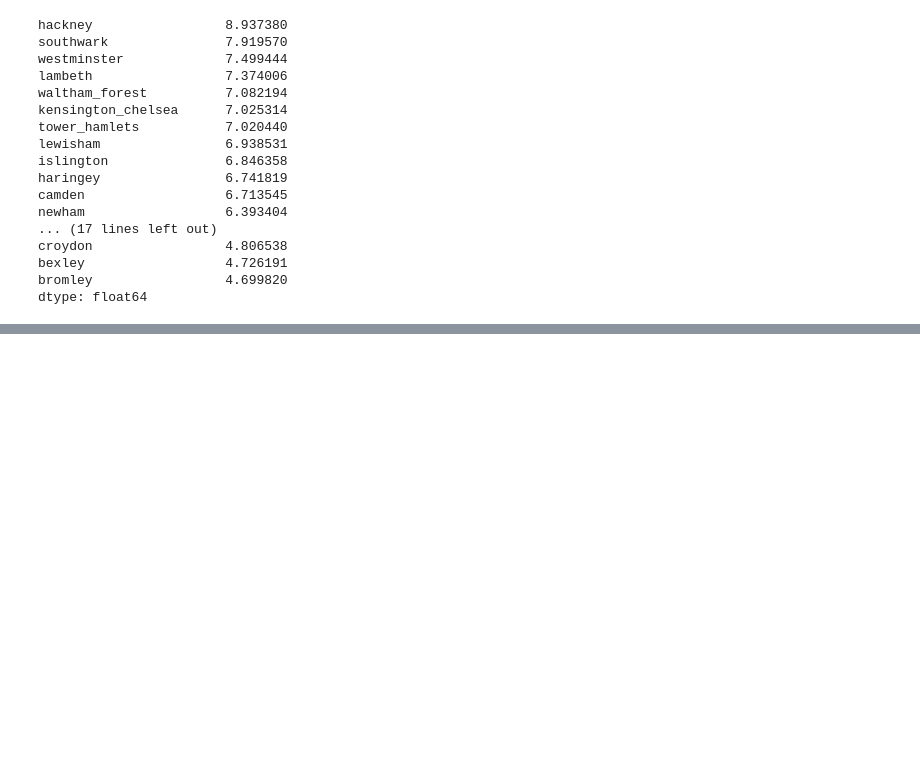
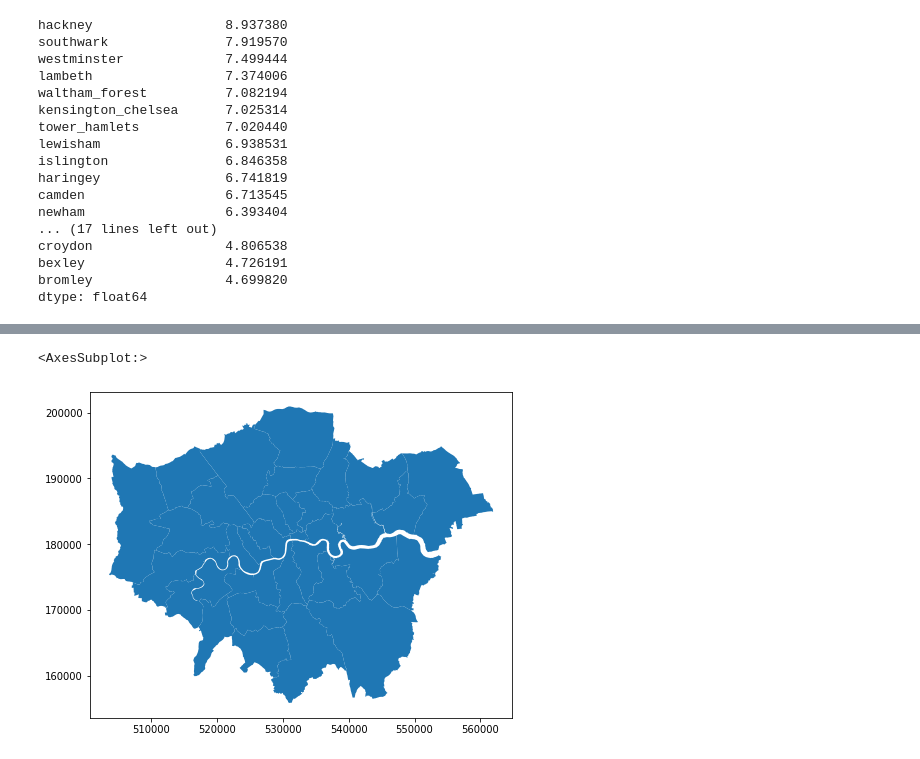
Before and after one commit to watchful-cluckets/springboard_dsci_career_track, a Jupyter notebook: unit_4_python_dsci_stack/unit_4_challenge_-_tier_3.ipynb, the cells around one changed output, grey strips where cells are left out. Cells and saved outputs as stored; diff of their text form; code cells hidden in the pictures; blank space fills up the shorter version.

```diff
--- a/unit_4_python_dsci_stack/unit_4_challenge_-_tier_3.ipynb
+++ b/unit_4_python_dsci_stack/unit_4_challenge_-_tier_3.ipynb
@@ -68,0 +63,15 @@ import matplotlib.pyplot as plt
+# %%
+import numpy as np
+import pandas as pd
+
+%matplotlib inline
+import matplotlib as mpl
+import matplotlib.font_manager
+import matplotlib.pyplot as plt
+from matplotlib.pylab import rcParams
+from matplotlib.ticker import PercentFormatter
+
+matplotlib.font_manager.findSystemFonts(fontpaths=None, fontext="ttf")
+plt.rcParams["font.family"] = "sans-serif"
+plt.rcParams["font.sans-serif"] = "Open Sans"
+rcParams["figure.figsize"] = 15, 6
@@ -358,0 +426,8 @@ ratios.plot(kind="bar")
+# %%
+fp = "statistical-gis-boundaries-london/ESRI/London_Borough_Excluding_MHW.shp"
+map_df = gpd.read_file(fp)
+map_df.columns = [c.lower() for c in map_df.columns]
+map_df.name = map_df.name.apply(lambda x: re.sub("[^A-Za-z0-9]+", "_", x).lower())
+map_df.name = map_df.name.apply(lambda x: re.sub("_and_", "_", x).lower())
+map_df = map_df.set_index("name")
+map_df.head()
@@ -358,0 +442,5 @@ ratios.plot(kind="bar")
+# %%
+map_df.plot()
+# %% [output]
+<AxesSubplot:>
+[figure, added]
```
Also changed, not shown: parts of 39 cells of this notebook, 4 other files.
